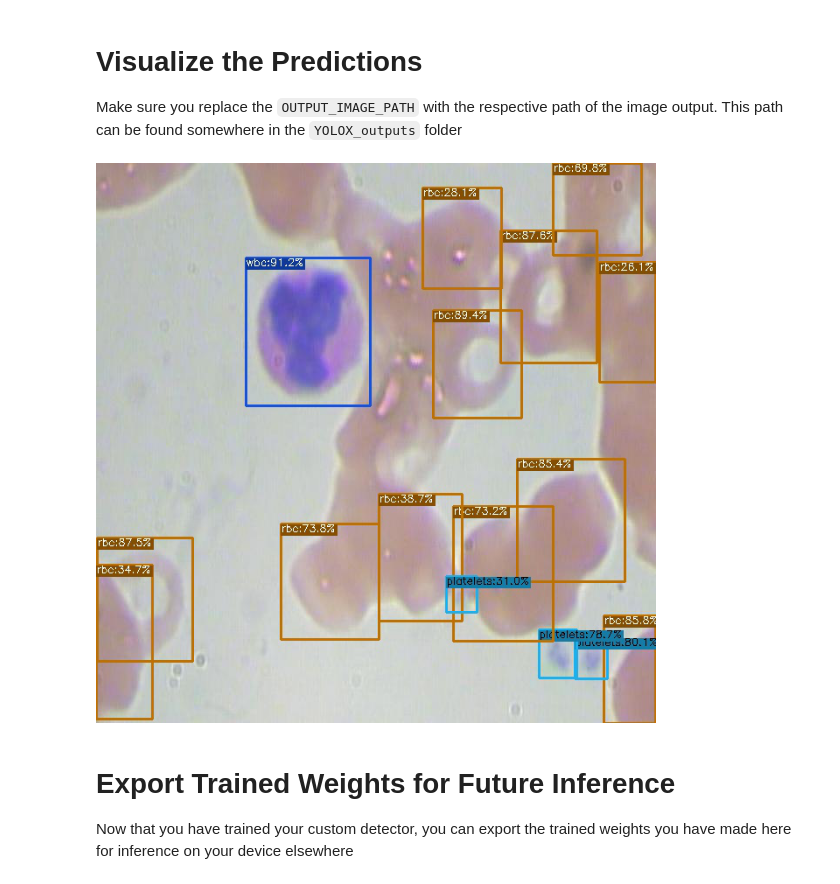
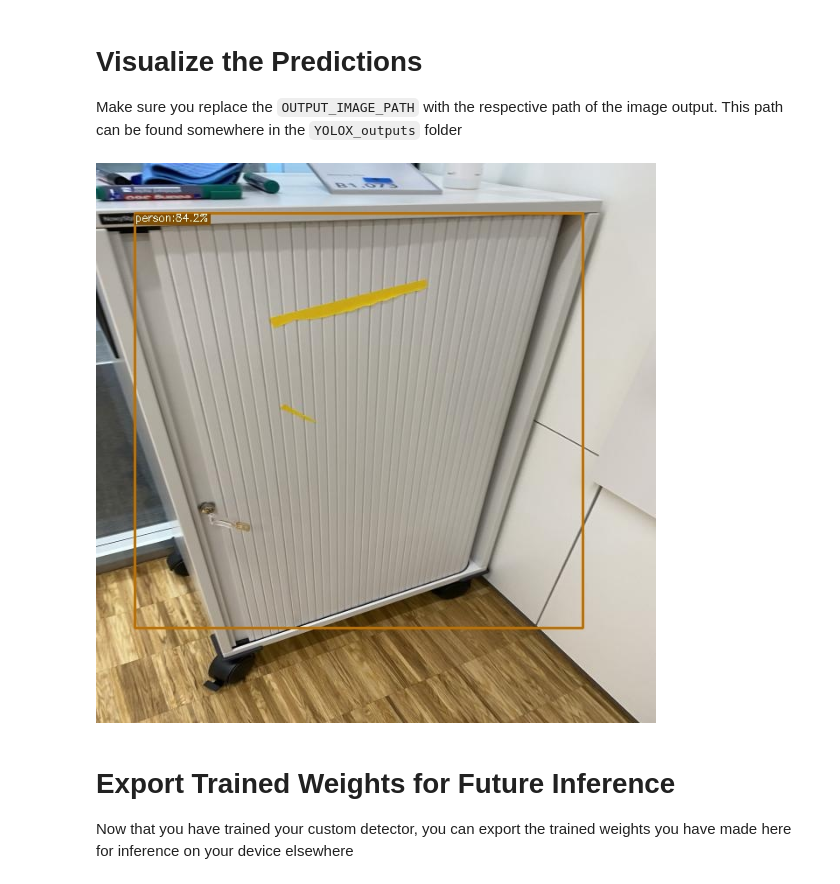
Before and after one commit to adamisik/Folder-Structure-Conventions, a Jupyter notebook: notebooks/train-yolox-object-detection-on-custom-data.ipynb, the cells around one changed output. Cells and saved outputs as stored; diff of their text form; code cells hidden in the pictures.

```diff
--- a/notebooks/train-yolox-object-detection-on-custom-data.ipynb
+++ b/notebooks/train-yolox-object-detection-on-custom-data.ipynb
@@ -327,10 +294,10 @@ TEST_IMAGE_PATH = "/content/valid/BloodImage_00057_jpg.rf.1ee93e9ec4d76cfaddaa7d
 Make sure you replace the `OUTPUT_IMAGE_PATH` with the respective path of the image output. This path can be found somewhere in the `YOLOX_outputs` folder
 # %%
 from PIL import Image
-OUTPUT_IMAGE_PATH = "/content/YOLOX/YOLOX_outputs/yolox_voc_s/vis_res/2021_08_01_19_51_59/BloodImage_00057_jpg.rf.1ee93e9ec4d76cfaddaa7df70456c376.jpg"
+OUTPUT_IMAGE_PATH = "/content/YOLOX/YOLOX_outputs/yolox_voc_s/vis_res/2024_10_29_13_52_39/IMG_0250_jpeg.rf.a508ec0bd41aa28750d80df6374a891d.jpg"
 Image.open(OUTPUT_IMAGE_PATH)
 # %% [output]
-[figure, old version]
+[figure, new version]
 # %% [markdown]
 # Export Trained Weights for Future Inference
 
```
Also changed, not shown: parts of 11 cells of this notebook.
